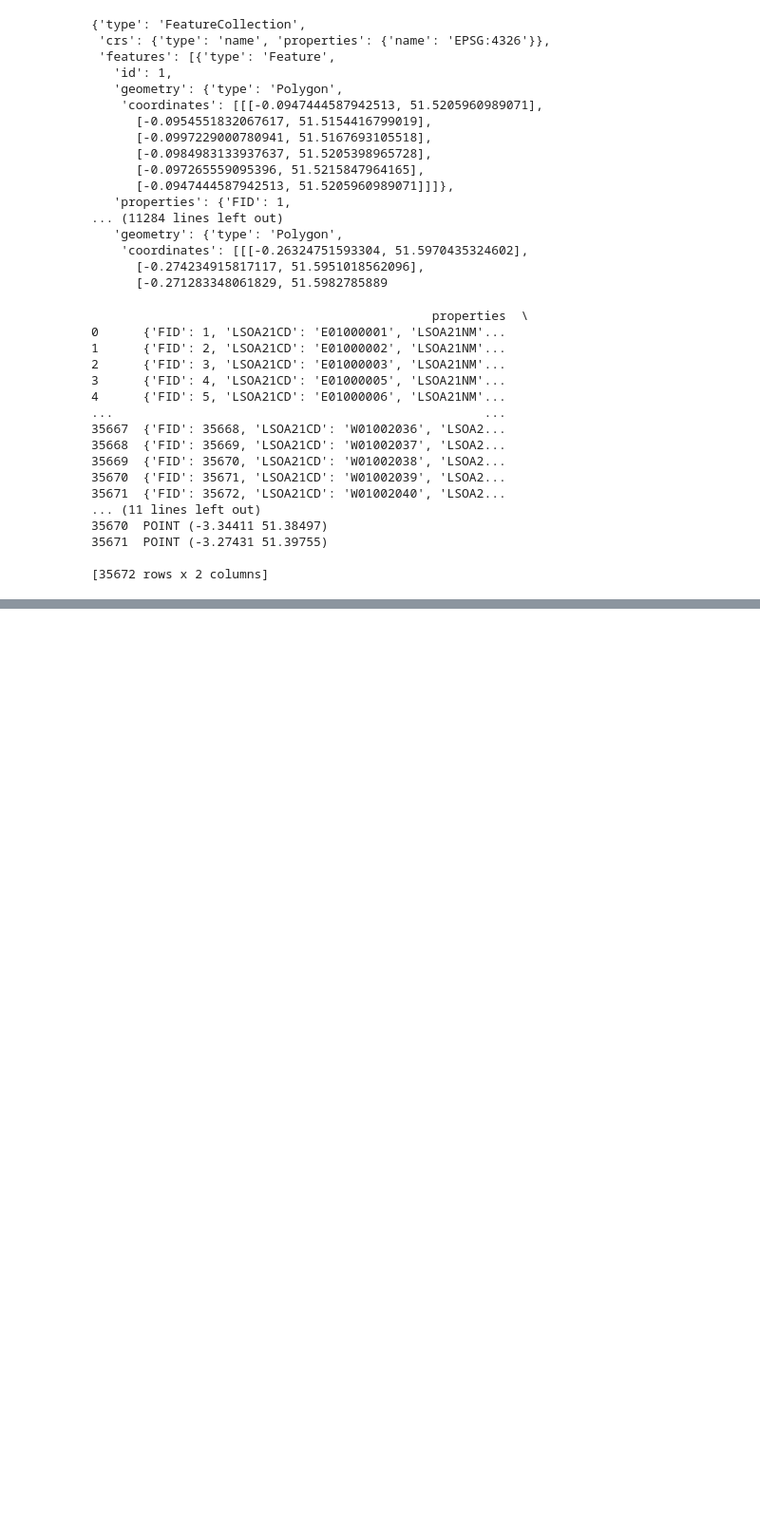
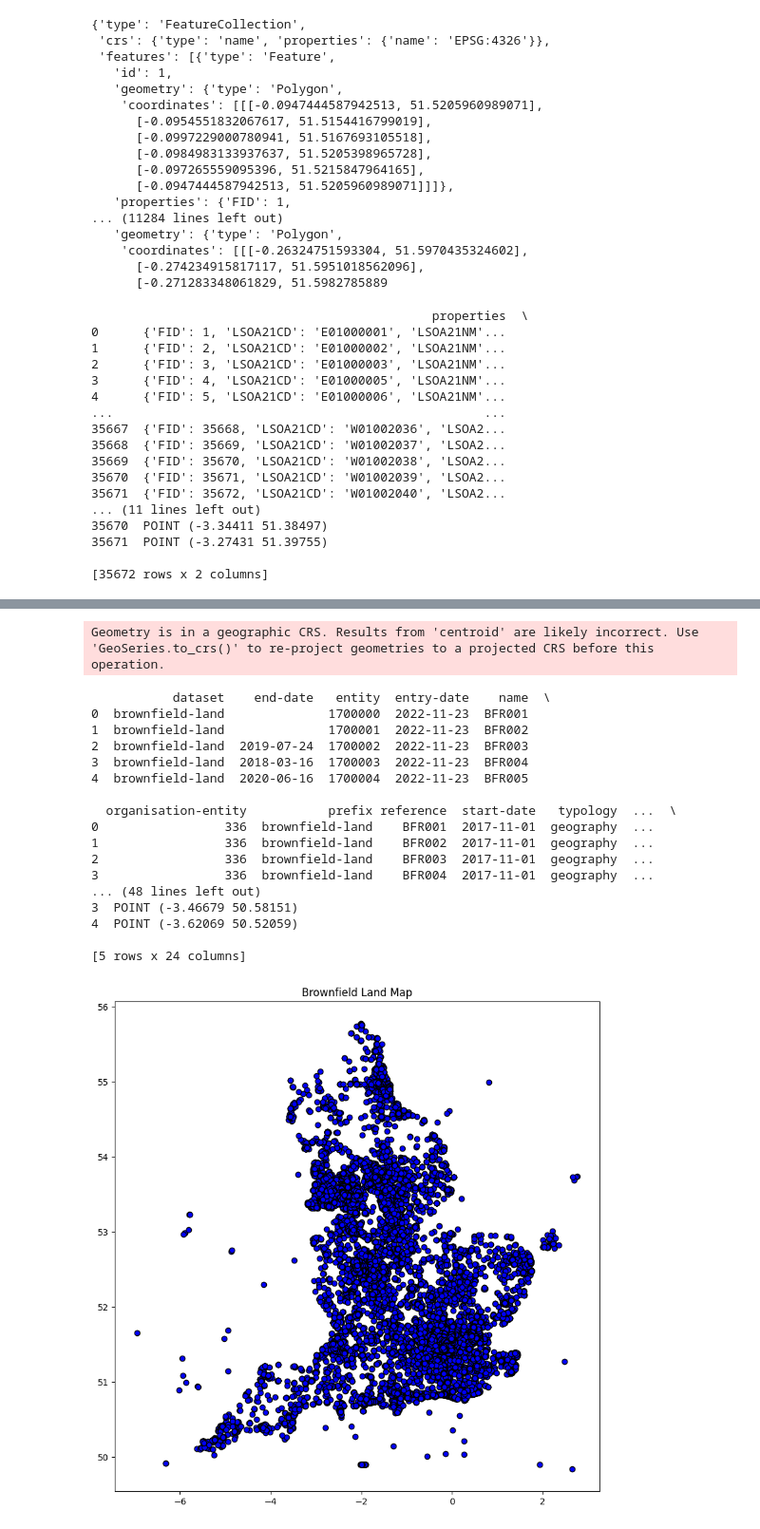
Before and after one commit to ZainKhanUKHSA/Energy_hackathon, a Jupyter notebook: centre points.ipynb, the cells around one changed output, grey strips where cells are left out. Shown at 95% size. Cells and saved outputs as stored; diff of their text form; code cells hidden in the pictures; blank space fills up the shorter version.

```diff
--- a/centre points.ipynb
+++ b/centre points.ipynb
@@ -92,0 +181,40 @@ print(gdf[['properties', 'centroid']])
+# %%
+geo_df = gpd.read_file(file_path)
+
+# Extract properties into a DataFrame
+properties_df = pd.DataFrame(geo_df.drop(columns='geometry'))
+
+# Calculate centroids
+geo_df['centroid'] = geo_df.geometry.centroid
+
+# Combine properties and centroids into a new DataFrame
+combined_df = properties_df.copy()
+combined_df['centroid'] = geo_df['centroid']
+
+# Display the first few rows of the combined DataFrame
+print(combined_df.head())
+
+# Plot the map
+geo_df.plot(figsize=(10, 10), color='blue', edgecolor='black')
+plt.title("Brownfield Land Map")
+plt.show()
+# %% [output]
+Geometry is in a geographic CRS. Results from 'centroid' are likely incorrect. Use 'GeoSeries.to_crs()' to re-project geometries to a projected CRS before this operation.
+           dataset    end-date   entity  entry-date    name  \
+0  brownfield-land              1700000  2022-11-23  BFR001
+1  brownfield-land              1700001  2022-11-23  BFR002
+2  brownfield-land  2019-07-24  1700002  2022-11-23  BFR003
+3  brownfield-land  2018-03-16  1700003  2022-11-23  BFR004
+4  brownfield-land  2020-06-16  1700004  2022-11-23  BFR005
+
+  organisation-entity           prefix reference  start-date   typology  ...  \
+0                 336  brownfield-land    BFR001  2017-11-01  geography  ...
+1                 336  brownfield-land    BFR002  2017-11-01  geography  ...
+2                 336  brownfield-land    BFR003  2017-11-01  geography  ...
+3                 336  brownfield-land    BFR004  2017-11-01  geography  ...
+... (48 lines left out)
+3  POINT (-3.46679 50.58151)
+4  POINT (-3.62069 50.52059)
+
+[5 rows x 24 columns]
+[figure, added]
```
Also changed, not shown: parts of 47 cells of this notebook.
